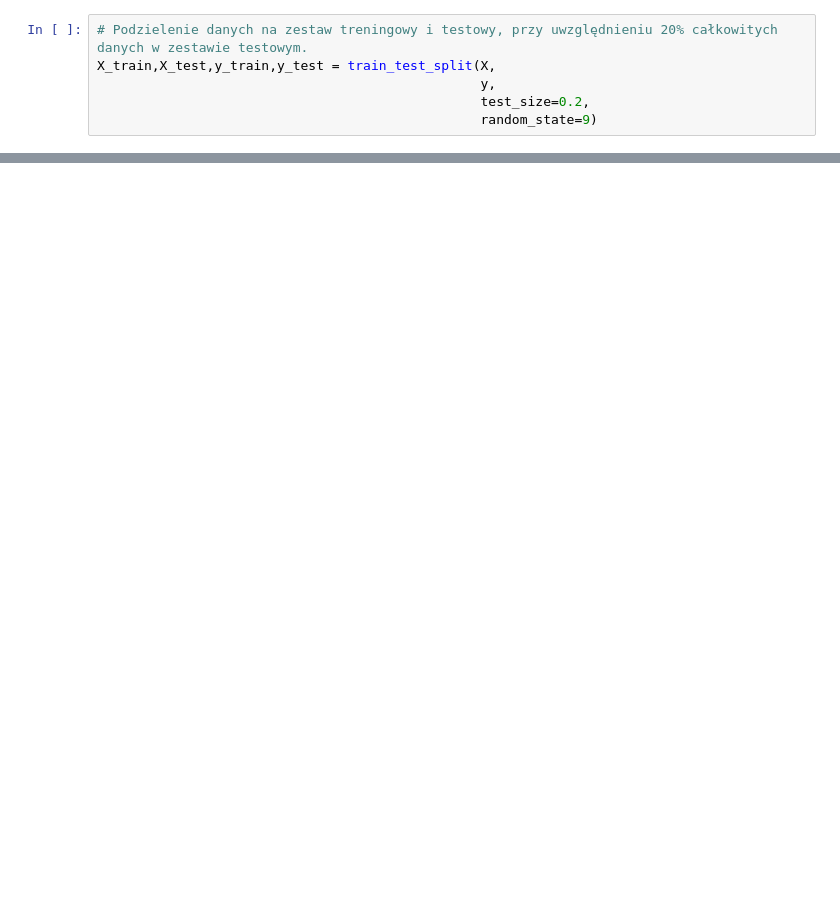
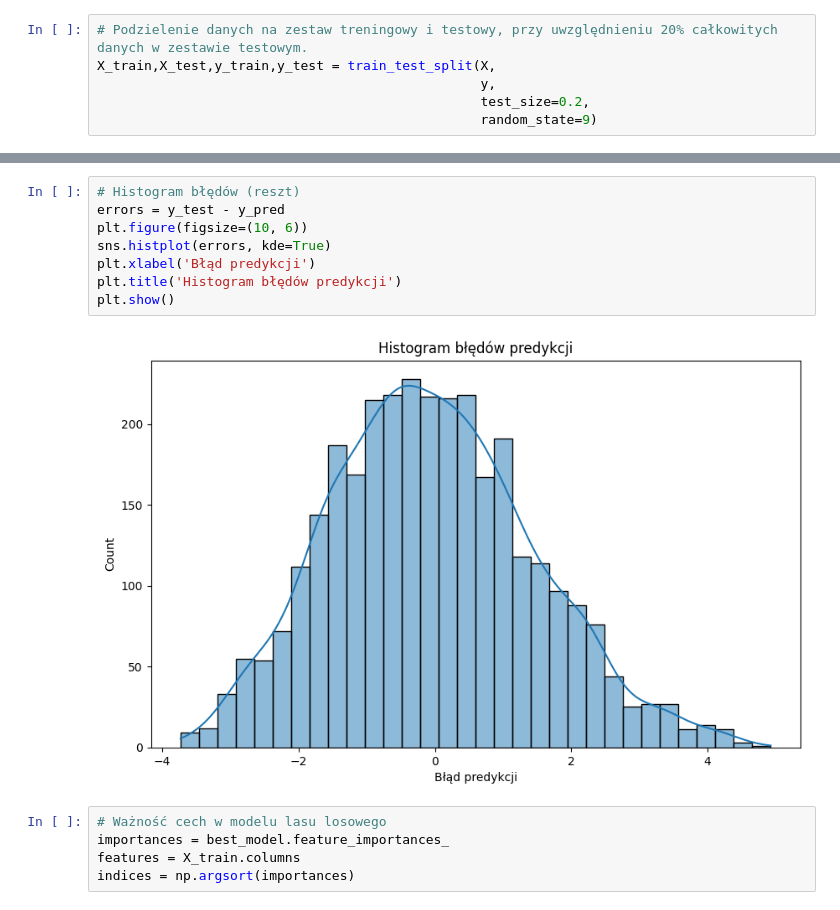
Before and after one commit to sendecka/DataCamp---Data-Scientist-with-Python, a Jupyter notebook: 11 Uczenie maszynowe/Projekt.ipynb, the cells around one changed output, grey strips where cells are left out. Saved outputs shown, nothing was run; the diff lists cells and outputs as text; blank space fills up the shorter version.

```diff
--- a/11 Uczenie maszynowe/Projekt.ipynb
+++ b/11 Uczenie maszynowe/Projekt.ipynb
@@ -142,0 +202,15 @@ best_mse = mse_random_forest
+# %%
+# Histogram błędów (reszt)
+errors = y_test - y_pred
+plt.figure(figsize=(10, 6))
+sns.histplot(errors, kde=True)
+plt.xlabel('Błąd predykcji')
+plt.title('Histogram błędów predykcji')
+plt.show()
+# %% [output]
+[figure, added]
+# %%
+# Ważność cech w modelu lasu losowego
+importances = best_model.feature_importances_
+features = X_train.columns
+indices = np.argsort(importances)
```
Also changed, not shown: parts of 34 cells of this notebook.
